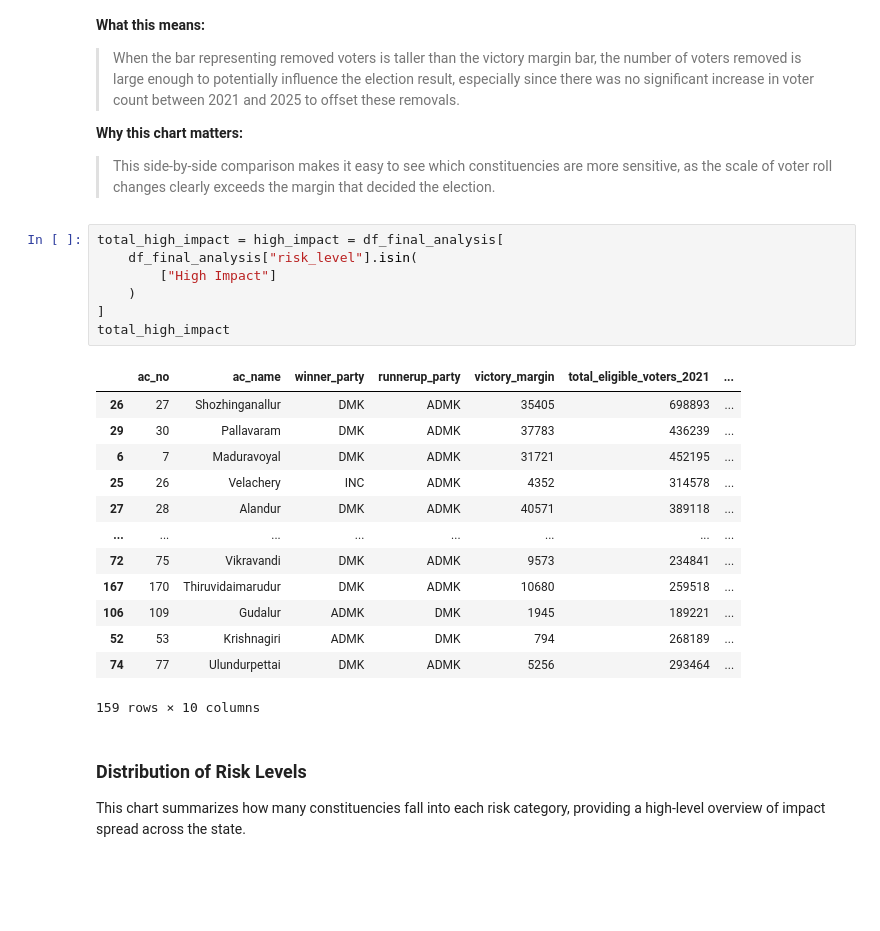
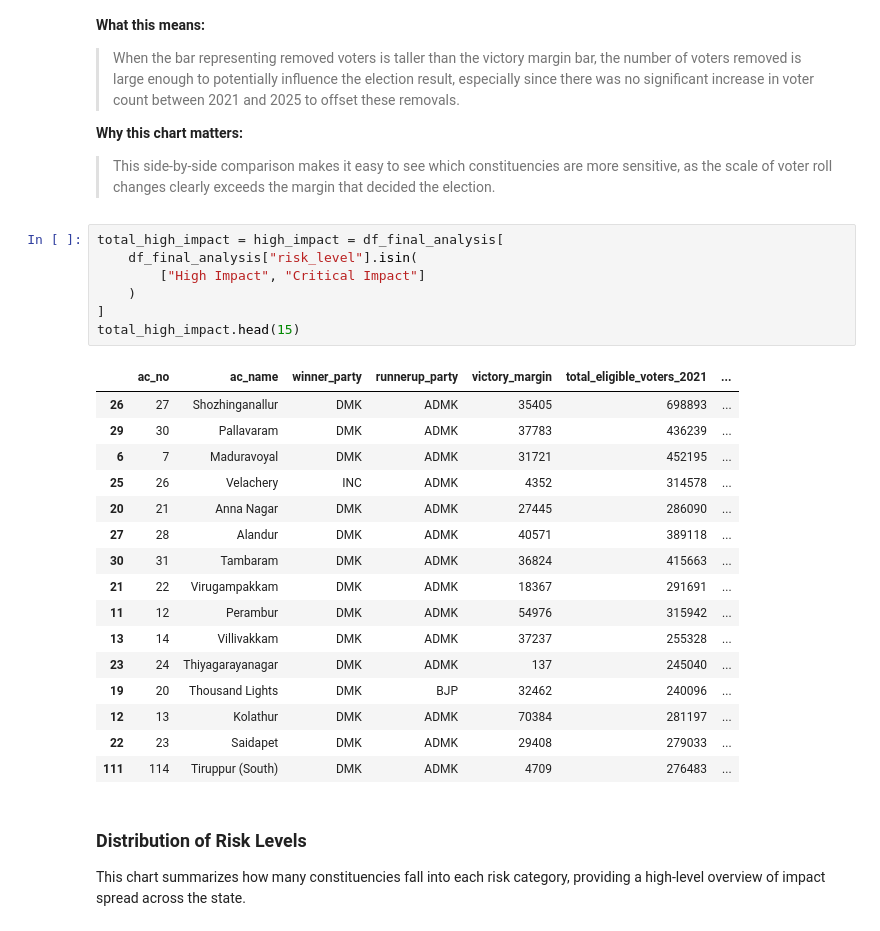
Before and after one commit to ijaihari/Tamil-Nadu-SIR-2026-Draft-Voter-Roll-Impact-Analysis, a Jupyter notebook: notebooks/final_analysis.ipynb, the cells around one changed output. Drawn from its saved outputs; the diff is of its cells as text; blank space fills up the shorter version.

```diff
--- a/notebooks/final_analysis.ipynb
+++ b/notebooks/final_analysis.ipynb
@@ -366,24 +345,27 @@ In these high-impact constituencies, the number of voters removed in 2025 is con
 # %%
 total_high_impact = high_impact = df_final_analysis[
     df_final_analysis["risk_level"].isin(
-        ["High Impact"]
+        ["High Impact", "Critical Impact"]
     )
 ]
-total_high_impact
+total_high_impact.head(15)
 # %% [output]
 |  | ac_no | ac_name | winner_party | runnerup_party | victory_margin | total_eligible_voters_2021 | ... |
 | 26 | 27 | Shozhinganallur | DMK | ADMK | 35405 | 698893 | ... |
 | 29 | 30 | Pallavaram | DMK | ADMK | 37783 | 436239 | ... |
 | 6 | 7 | Maduravoyal | DMK | ADMK | 31721 | 452195 | ... |
 | 25 | 26 | Velachery | INC | ADMK | 4352 | 314578 | ... |
+| 20 | 21 | Anna Nagar | DMK | ADMK | 27445 | 286090 | ... |
 | 27 | 28 | Alandur | DMK | ADMK | 40571 | 389118 | ... |
-| ... | ... | ... | ... | ... | ... | ... | ... |
-| 72 | 75 | Vikravandi | DMK | ADMK | 9573 | 234841 | ... |
-| 167 | 170 | Thiruvidaimarudur | DMK | ADMK | 10680 | 259518 | ... |
-| 106 | 109 | Gudalur | ADMK | DMK | 1945 | 189221 | ... |
-| 52 | 53 | Krishnagiri | ADMK | DMK | 794 | 268189 | ... |
-| 74 | 77 | Ulundurpettai | DMK | ADMK | 5256 | 293464 | ... |
+| 30 | 31 | Tambaram | DMK | ADMK | 36824 | 415663 | ... |
+| 21 | 22 | Virugampakkam | DMK | ADMK | 18367 | 291691 | ... |
+| 11 | 12 | Perambur | DMK | ADMK | 54976 | 315942 | ... |
+| 13 | 14 | Villivakkam | DMK | ADMK | 37237 | 255328 | ... |
+| 23 | 24 | Thiyagarayanagar | DMK | ADMK | 137 | 245040 | ... |
+| 19 | 20 | Thousand Lights | DMK | BJP | 32462 | 240096 | ... |
+| 12 | 13 | Kolathur | DMK | ADMK | 70384 | 281197 | ... |
+| 22 | 23 | Saidapet | DMK | ADMK | 29408 | 279033 | ... |
+| 111 | 114 | Tiruppur (South) | DMK | ADMK | 4709 | 276483 | ... |
-159 rows × 10 columns
 # %% [markdown]
 ### Distribution of Risk Levels
 
```
Also changed, not shown: parts of 3 cells of this notebook, 1 other file.
